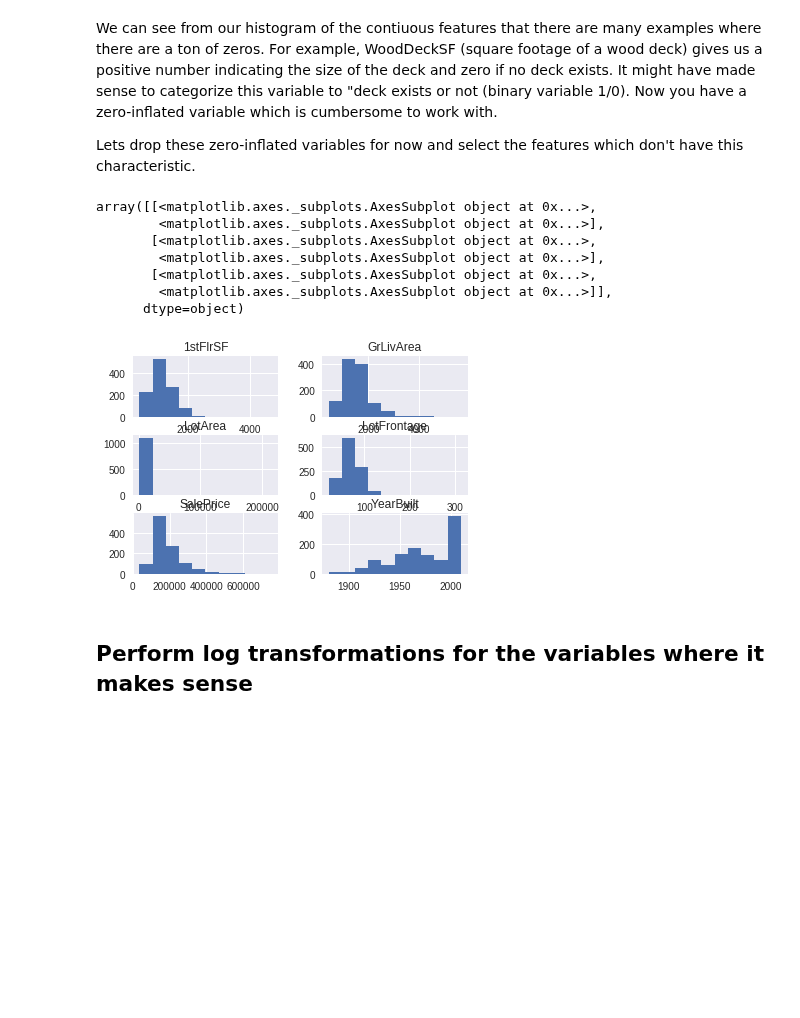
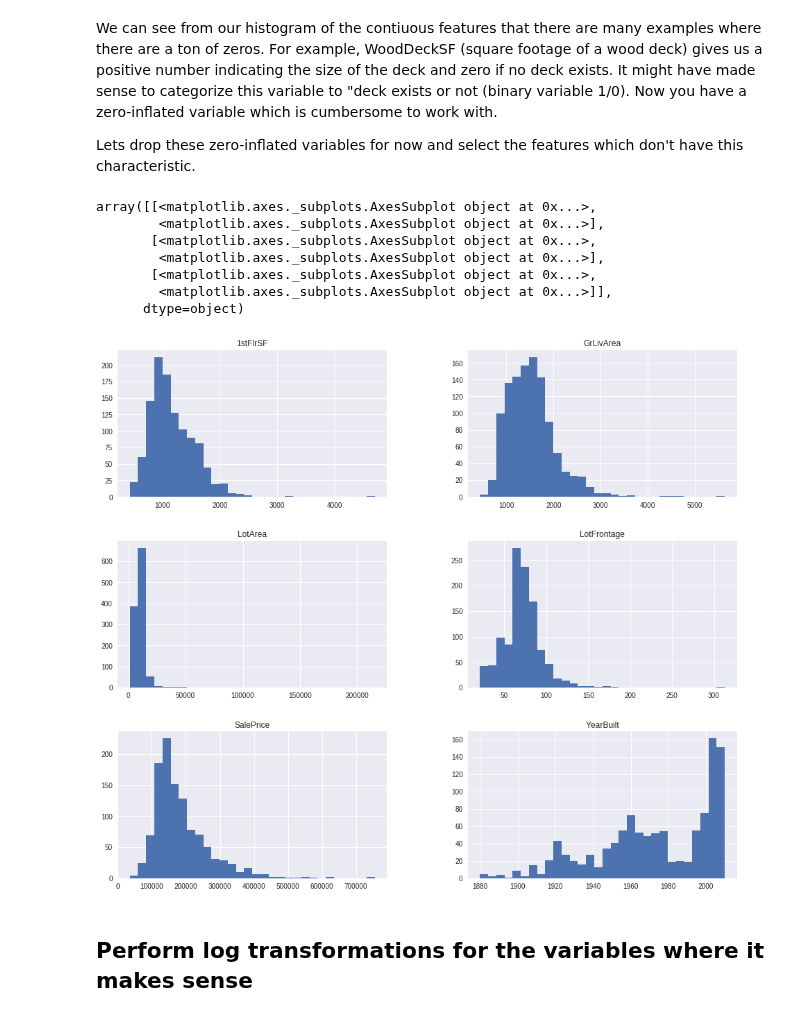
Before and after one commit to gywooo1/dsc-feature-scaling-and-normalization-lab-hbs-ds-060120, a Jupyter notebook: index.ipynb, the cells around one changed output. Saved outputs shown, nothing was run; the diff lists cells and outputs as text; code cells hidden in the pictures; blank space fills up the shorter version.

```diff
--- a/index.ipynb
+++ b/index.ipynb
@@ -59,19 +59,19 @@ Lets drop these zero-inflated variables for now and select the features which do
 # %%
 # Select non zero-inflated continuous features as ames_cont
 cont = ['LotFrontage', 'LotArea', 'YearBuilt', '1stFlrSF', 'GrLivArea', 'SalePrice']
 
 ames_cont = ames_continuous[cont]
 
-ames_cont.hist(figsize = (16,14))
+ames_cont.hist(figsize = (16,14), bins = 30)
 # %% [output]
 array([[<matplotlib.axes._subplots.AxesSubplot object at 0x...>,
         <matplotlib.axes._subplots.AxesSubplot object at 0x...>],
        [<matplotlib.axes._subplots.AxesSubplot object at 0x...>,
         <matplotlib.axes._subplots.AxesSubplot object at 0x...>],
        [<matplotlib.axes._subplots.AxesSubplot object at 0x...>,
         <matplotlib.axes._subplots.AxesSubplot object at 0x...>]],
       dtype=object)
-[figure, old version]
+[figure, new version]
 # %% [markdown]
 ## Perform log transformations for the variables where it makes sense
 # %%
```
